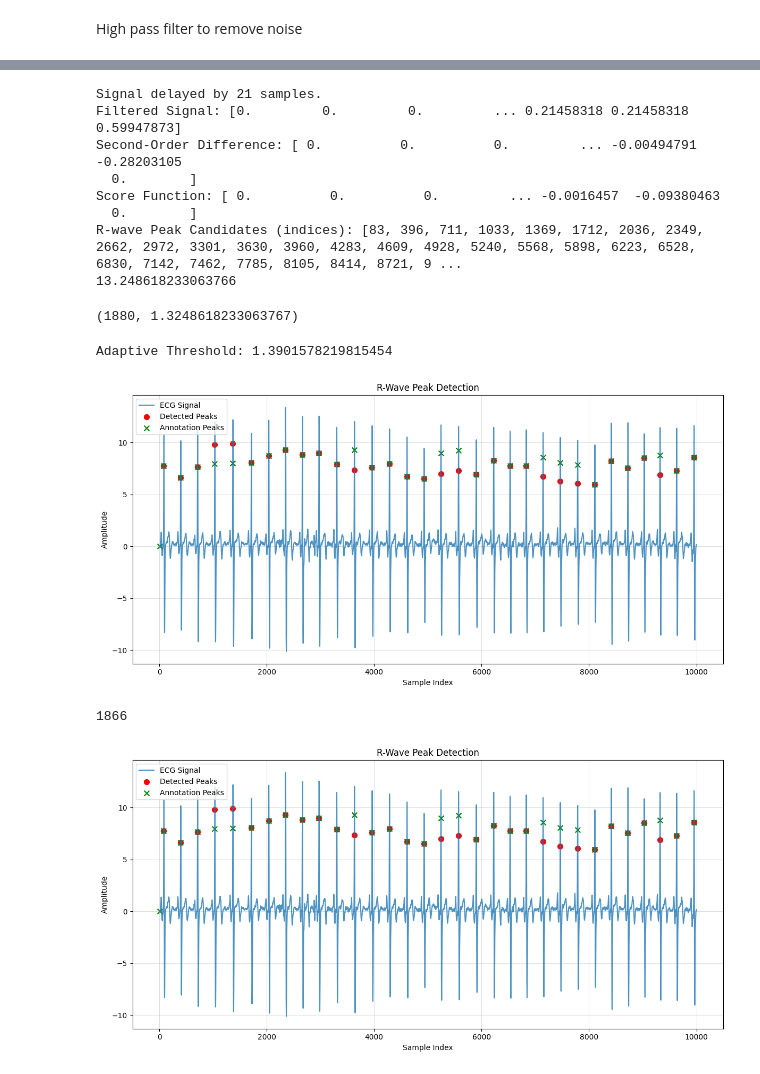
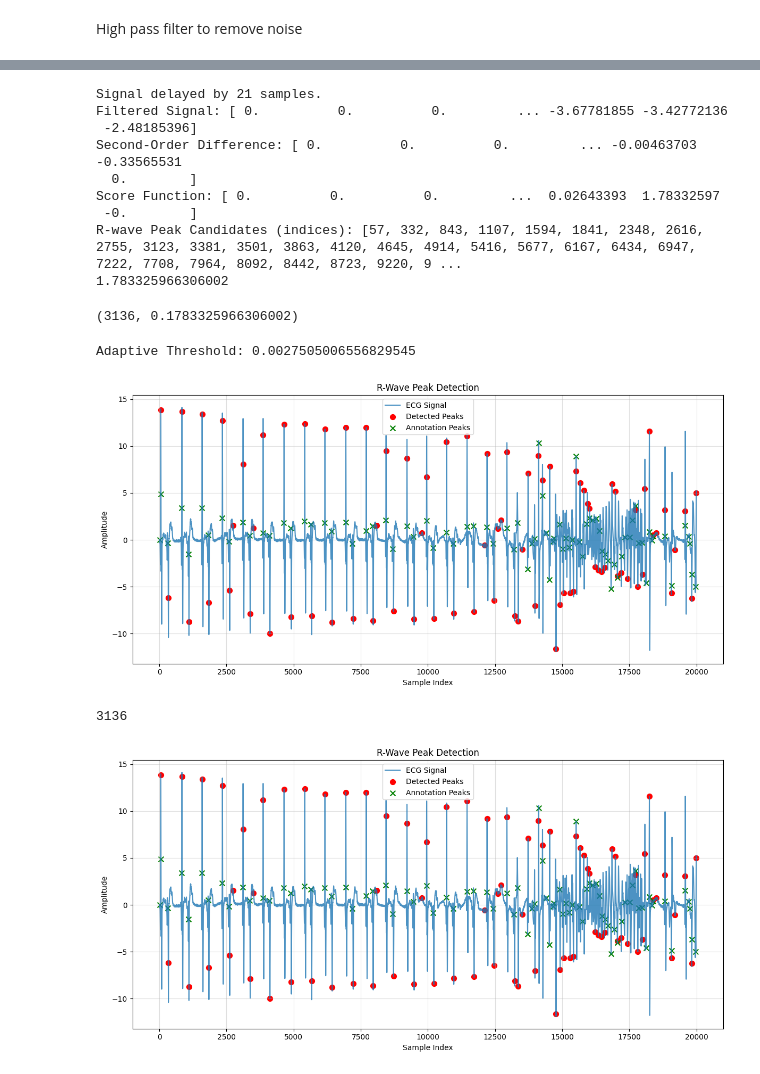
Before and after one commit to strojanski/biomed-signal-processing, a Jupyter notebook: qrs_detection/qrs.ipynb, the cells around one changed output, grey strips where cells are left out. Drawn from its saved outputs; the diff is of its cells as text; code cells hidden in the pictures.

```diff
--- a/qrs_detection/qrs.ipynb
+++ b/qrs_detection/qrs.ipynb
@@ -59,7 +59,7 @@ plt.show()
 sample_len = len(sig)
 
 fs = rec.fs  # Sampling frequency
-signal = sig[:sample_len, 0]  # Example signal
+signal = sig[:sample_len, 1]  # Example signal
 
 # Step 1: Apply the Haar-like matched filter
 fil = create_haar_like_filter(fs)
@@ -91,34 +91,35 @@ print("R-wave Peak Candidates (indices):", r_wave_candidates)
 print(max(score))
 # %% [output]
 Signal delayed by 21 samples.
-Filtered Signal: [0.         0.         0.         ... 0.21458318 0.21458318 0.59947873]
-Second-Order Difference: [ 0.          0.          0.         ... -0.00494791 -0.28203105
+Filtered Signal: [ 0.          0.          0.         ... -3.67781855 -3.42772136
+ -2.48185396]
+Second-Order Difference: [ 0.          0.          0.         ... -0.00463703 -0.33565531
   0.        ]
-Score Function: [ 0.          0.          0.         ... -0.0016457  -0.09380463
-  0.        ]
-R-wave Peak Candidates (indices): [83, 396, 711, 1033, 1369, 1712, 2036, 2349, 2662, 2972, 3301, 3630, 3960, 4283, 4609, 4928, 5240, 5568, 5898, 6223, 6528, 6830, 7142, 7462, 7785, 8105, 8414, 8721, 9 ...
-13.248618233063766
+Score Function: [ 0.          0.          0.         ...  0.02643393  1.78332597
+ -0.        ]
+R-wave Peak Candidates (indices): [57, 332, 843, 1107, 1594, 1841, 2348, 2616, 2755, 3123, 3381, 3501, 3863, 4120, 4645, 4914, 5416, 5677, 6167, 6434, 6947, 7222, 7708, 7964, 8092, 8442, 8723, 9220, 9 ...
+1.783325966306002
 # %%
 len(r_wave_candidates), np.max(score)/10
 # %% [output]
-(1880, 1.3248618233063767)
+(3136, 0.1783325966306002)
 # %%
 # Compute the adaptive threshold and refine candidates
 refined_r_wave_candidates = refine_r_wave_candidates(
     score, r_wave_candidates, fs,
-    lambda score, peaks, fs: calculate_adaptive_threshold(score, peaks, fs, T=.3, beta1=.025, beta2=.025)
+    lambda score, peaks, fs: calculate_adaptive_threshold(score, peaks, fs, T=.02, beta1=.0001, beta2=.001)
 )
-lim = 10_000
+lim = 20_000
 plot_detected_peaks(filtered_signal[:lim], refined_r_wave_candidates, fs, ann.sample[:len(refined_r_wave_candidates)])
 len(refined_r_wave_candidates)
 # %% [output]
-Adaptive Threshold: 1.3901578219815454
+Adaptive Threshold: 0.0027505006556829545
-[figure, old version]
+[figure, new version]
-1866
+3136
 # %%
 plot_detected_peaks(filtered_signal[:lim], r_wave_candidates, fs, ann.sample[:len(refined_r_wave_candidates)])
 # %% [output]
-[figure, old version]
+[figure, new version]
 # %%
 
 # Perform Variation Ratio Test
```
Also changed, not shown: parts of 9 cells of this notebook, 4 other files.
